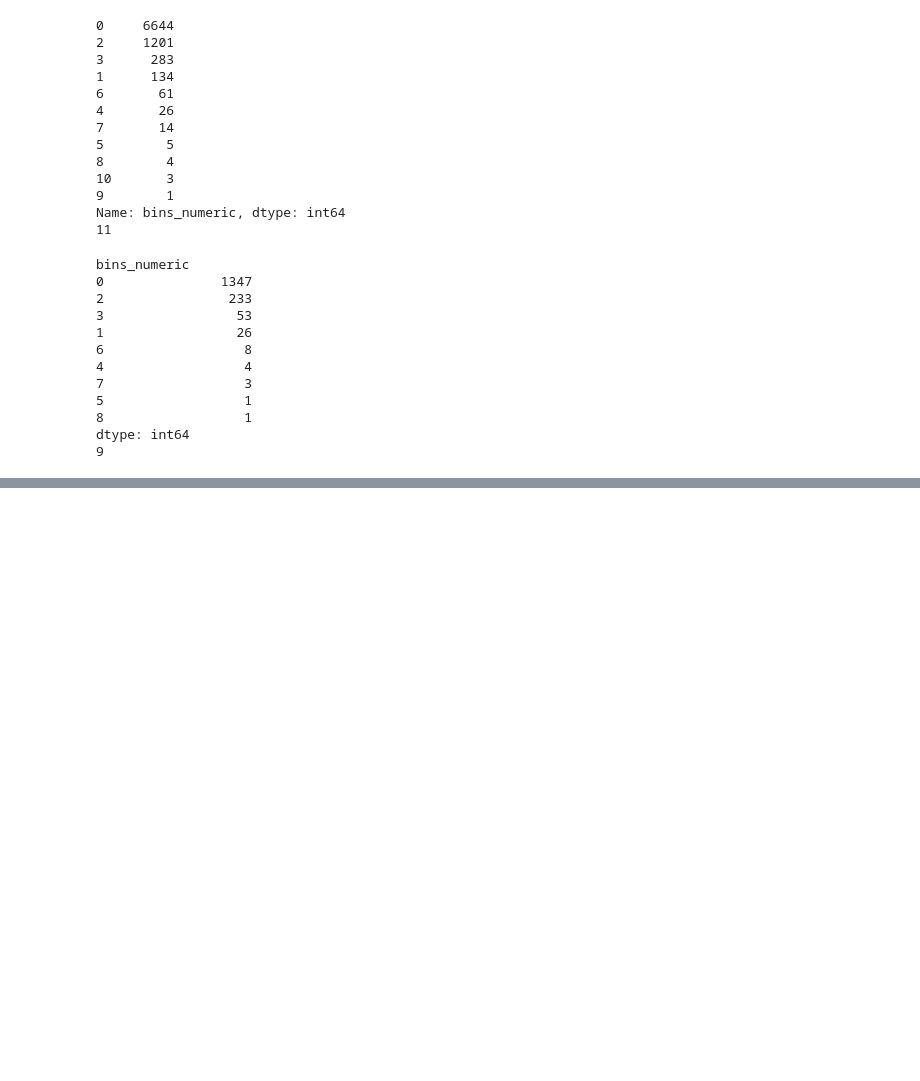
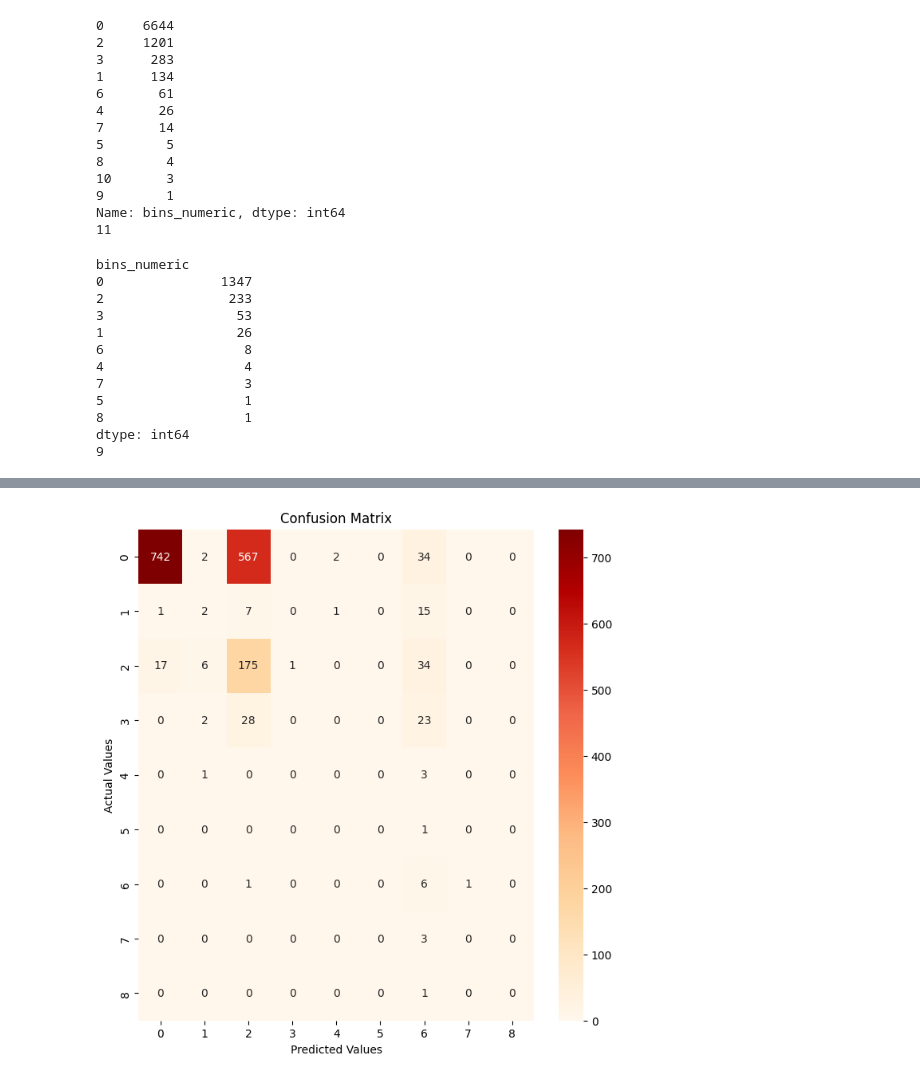
Before and after one commit to arisanguyen/210_Capstone_Aditya_Arisa_Noriel, a Jupyter notebook: abajaj_modeling_zipcode.ipynb, the cells around one changed output, grey strips where cells are left out. Saved outputs shown, nothing was run; the diff lists cells and outputs as text; code cells hidden in the pictures; blank space fills up the shorter version.

Commit message:
Updated confusion matrix

```diff
--- a/abajaj_modeling_zipcode.ipynb
+++ b/abajaj_modeling_zipcode.ipynb
@@ -526,0 +547,6 @@ dtype: int64
+# %%
+cm = confusion_matrix(y_test['bins_numeric'], predictions)
+# %%
+cm_df = pd.DataFrame(cm,
+                     index = [x for x in range(9)],
+                     columns = [x for x in range(9)])
@@ -526,0 +566,11 @@ dtype: int64
+# %%
+#Plotting the confusion matrix
+import seaborn as sns
+plt.figure(figsize=(8,8))
+sns.heatmap(cm_df, annot=True, fmt='.3g',cmap="OrRd")
+plt.title('Confusion Matrix')
+plt.ylabel('Actual Values')
+plt.xlabel('Predicted Values')
+plt.show()
+# %% [output]
+[figure, added]
```
Also changed, not shown: parts of 15 cells of this notebook.
